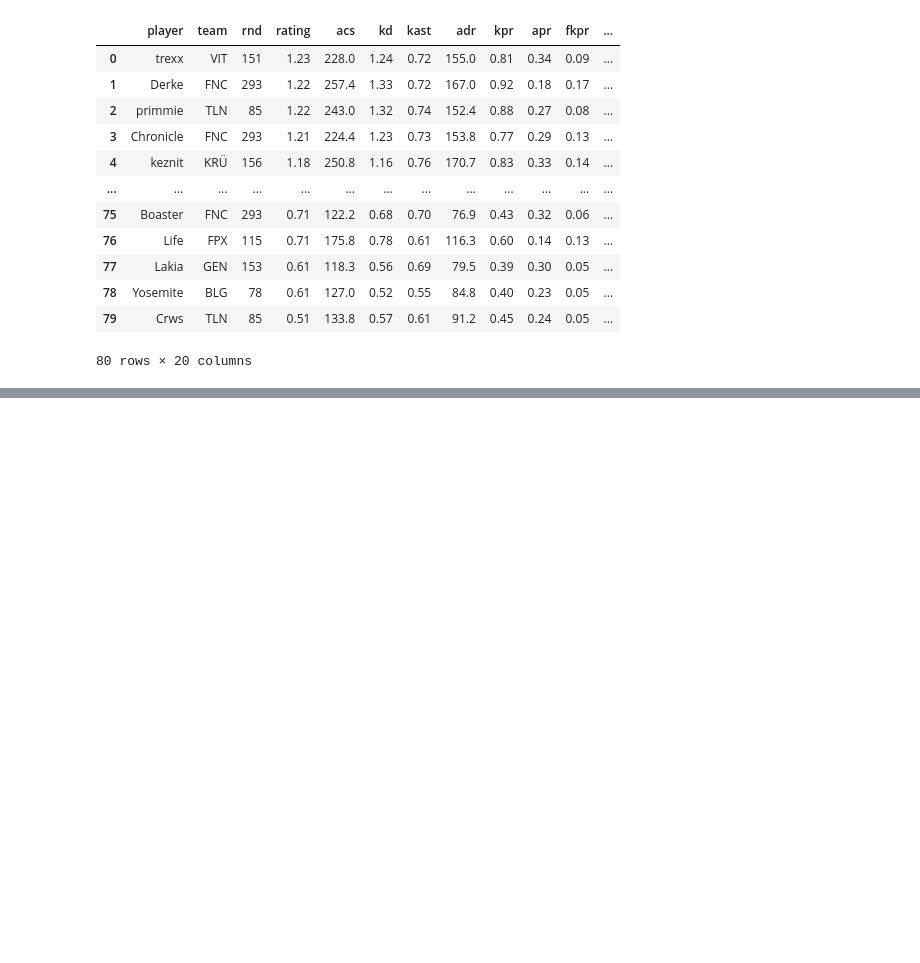
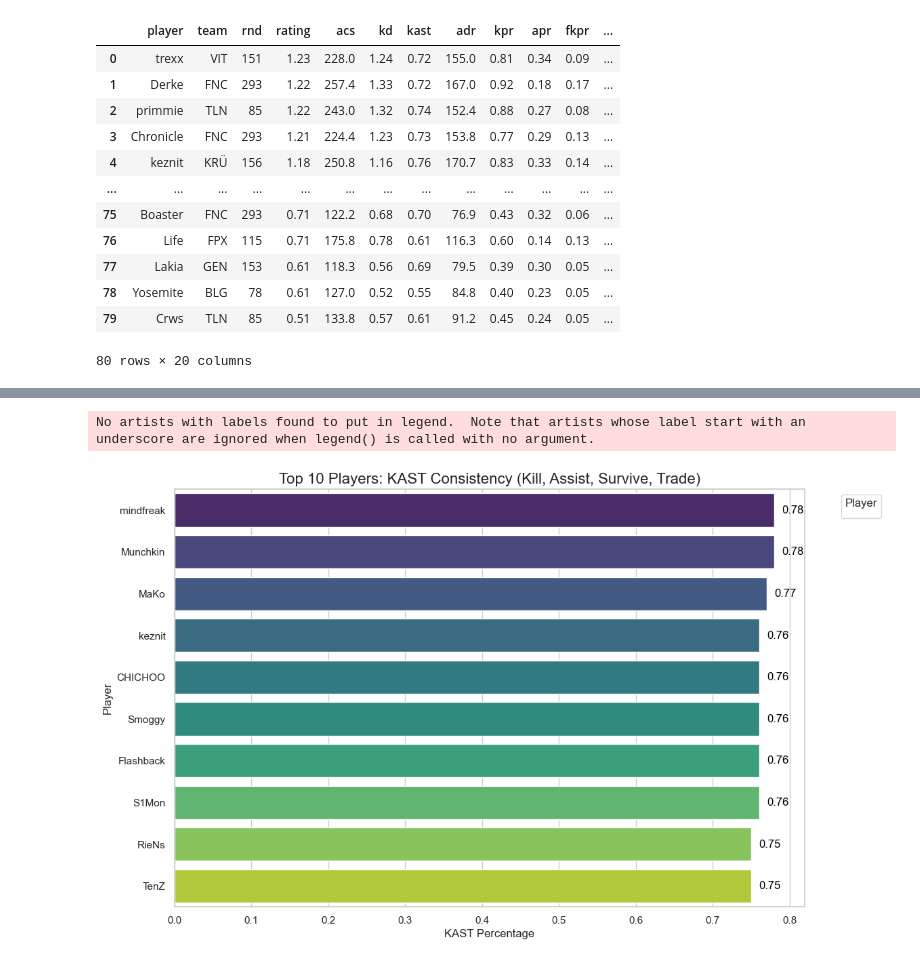
Before and after one commit to adv-11/VCT, a Jupyter notebook: analytics.ipynb, the cells around one changed output, grey strips where cells are left out. Saved outputs shown, nothing was run; the diff lists cells and outputs as text; code cells hidden in the pictures; blank space fills up the shorter version.

```diff
--- a/analytics.ipynb
+++ b/analytics.ipynb
@@ -19,0 +70,20 @@ df
+# %%
+top_players_kast = df.nlargest(10, 'kast')
+
+sns.set(style="whitegrid")
+
+plt.figure(figsize=(12, 8))
+bar_plot = sns.barplot(data=top_players_kast, x='kast', y='player', hue='player', palette='viridis')
+
+plt.title('Top 10 Players: KAST Consistency (Kill, Assist, Survive, Trade)', fontsize=16)
+plt.xlabel('KAST Percentage', fontsize=12)
+plt.ylabel('Player', fontsize=12)
+
+for index, value in enumerate(top_players_kast['kast']):
+    bar_plot.text(value + 0.01, index, f'{value:.2f}', color='black', va='center')
+
+plt.legend(title='Player', bbox_to_anchor=(1.05, 1), loc='upper left')
+plt.show()
+# %% [output]
+No artists with labels found to put in legend.  Note that artists whose label start with an underscore are ignored when legend() is called with no argument.
+[figure, added]
```
Also changed, not shown: parts of 15 cells of this notebook, 8 other files.
